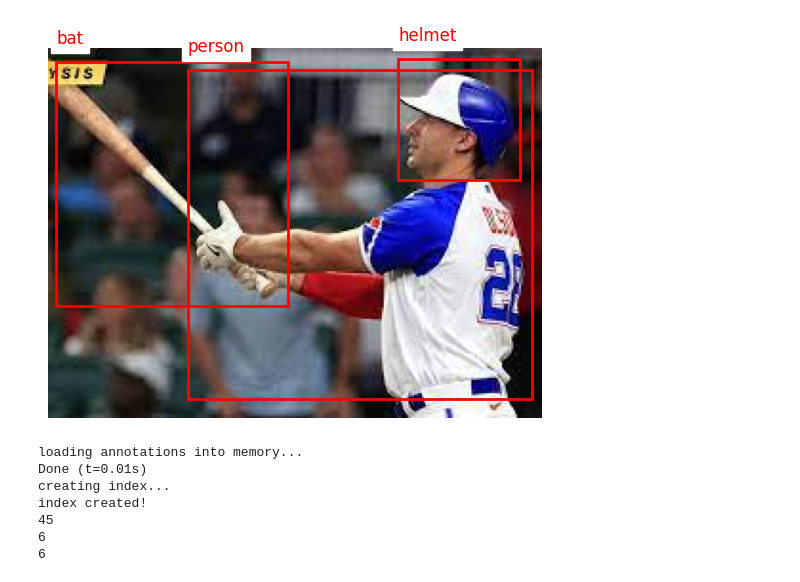
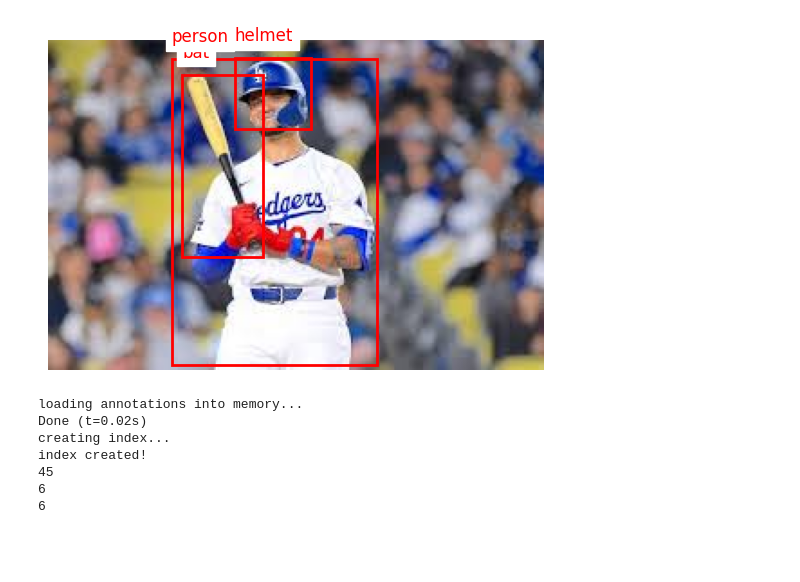
Before and after one commit to lastwater8725/object_detection, a Jupyter notebook: baseball.ipynb, the cells around one changed output. Saved outputs shown, nothing was run; the diff lists cells and outputs as text; code cells hidden in the pictures; blank space fills up the shorter version.

```diff
--- a/baseball.ipynb
+++ b/baseball.ipynb
@@ -25,7 +25,7 @@ if not image_files:
     raise FileNotFoundError("No images found in the specified directory.")
 
 # 첫 번째 이미지를 사용합니다.
-image_path = image_files[42]
+image_path = image_files[23]
 
 # 이미지 파일 이름에서 숫자로 된 ID를 추출하는 대신 COCO JSON에서 이미지 메타데이터를 찾습니다.
 image_filename = os.path.basename(image_path)
@@ -39,37 +39,35 @@ image_data = None
 for img in coco_data['images']:
     if img['file_name'] == image_filename:
         image_data = img
         break
 
-if image_data is None:
-    raise ValueError(f"No matching image found in COCO dataset for file name: {image_filename}")
+
 
 image_id = image_data['id']
 
 # 이미지를 로드합니다.
 img = cv2.imread(image_path)
 img = cv2.cvtColor(img, cv2.COLOR_BGR2RGB)
 
 # 이미지 출력
 plt.imshow(img)
 plt.axis('off')
 
 # 이미지에 해당하는 주석 ID를 가져옵니다.
-annotation_ids = [ann['id'] for ann in coco_data['annotations'] if ann['image_id'] == image_id]
 annotations = [ann for ann in coco_data['annotations'] if ann['image_id'] == image_id]
 # 주석 시각화
 ax = plt.gca()
 for annotation in annotations:
     bbox = annotation['bbox']
     rect = Rectangle((bbox[0], bbox[1]), bbox[2], bbox[3], linewidth=2, edgecolor='r', facecolor='none')
     ax.add_patch(rect)
 
     category = coco.loadCats(annotation['category_id'])[0]['name']
     plt.text(bbox[0], bbox[1] - 10, category, color='r', fontsize=12, backgroundcolor='w')
 
 plt.show()
 # %% [output]
-[figure, old version]
+[figure, new version]
 # %%
 import os
 import json
@@ -148,12 +143,16 @@ annotations_file = 'labelme2coco.json'
 dataset = CustomDataset(
     root_dir=root_dir,
     annotations_file=annotations_file,
-    transform=transforms.Compose([
+    transform=transforms.Compose([                  # 모든 데이터셋에 처리
             transforms.ToTensor(),
             transforms.Resize((256, 256)),
             transforms.Normalize((0.5, 0.5, 0.5), (0.5, 0.5, 0.5))
             ])
 )
+
+
+def collate_fn(batch: Tensor) -> Tuple:         #dataloader에서 배치 만들때 사용, 이미지 텐서로 변환하고, bbox, 라벨 텐서로 변환함
+    return tuple(zip(*batch))                   # 다양성 효과적 관리 및 일관된 형식으로 배치 구성, 효율적으로 처리함.
 
 # 전체 데이터셋의 인덱스 리스트 생성
 indices = list(range(len(dataset)))
@@ -169,26 +168,18 @@ train_dataset = Subset(dataset, train_indices)
 val_dataset = Subset(dataset, val_indices)
 test_dataset = Subset(dataset, test_indices)
 
-
-
-
 # DataLoader 정의
 train_loader = DataLoader(train_dataset, batch_size=2, shuffle=True, num_workers=0, collate_fn=collate_fn)
 val_loader = DataLoader(val_dataset, batch_size=2, shuffle=False, num_workers=0, collate_fn=collate_fn)
 test_loader = DataLoader(test_dataset, batch_size=2, shuffle=False, num_workers=0, collate_fn=collate_fn)
 
-
-
-
-
-
 # DataLoader 길이 출력
 print(len(train_loader))
 print(len(val_loader))
 print(len(test_loader))
 # %% [output]
 loading annotations into memory...
-Done (t=0.01s)
+Done (t=0.02s)
 creating index...
 index created!
 45
```
Also changed, not shown: parts of 5 cells of this notebook.
